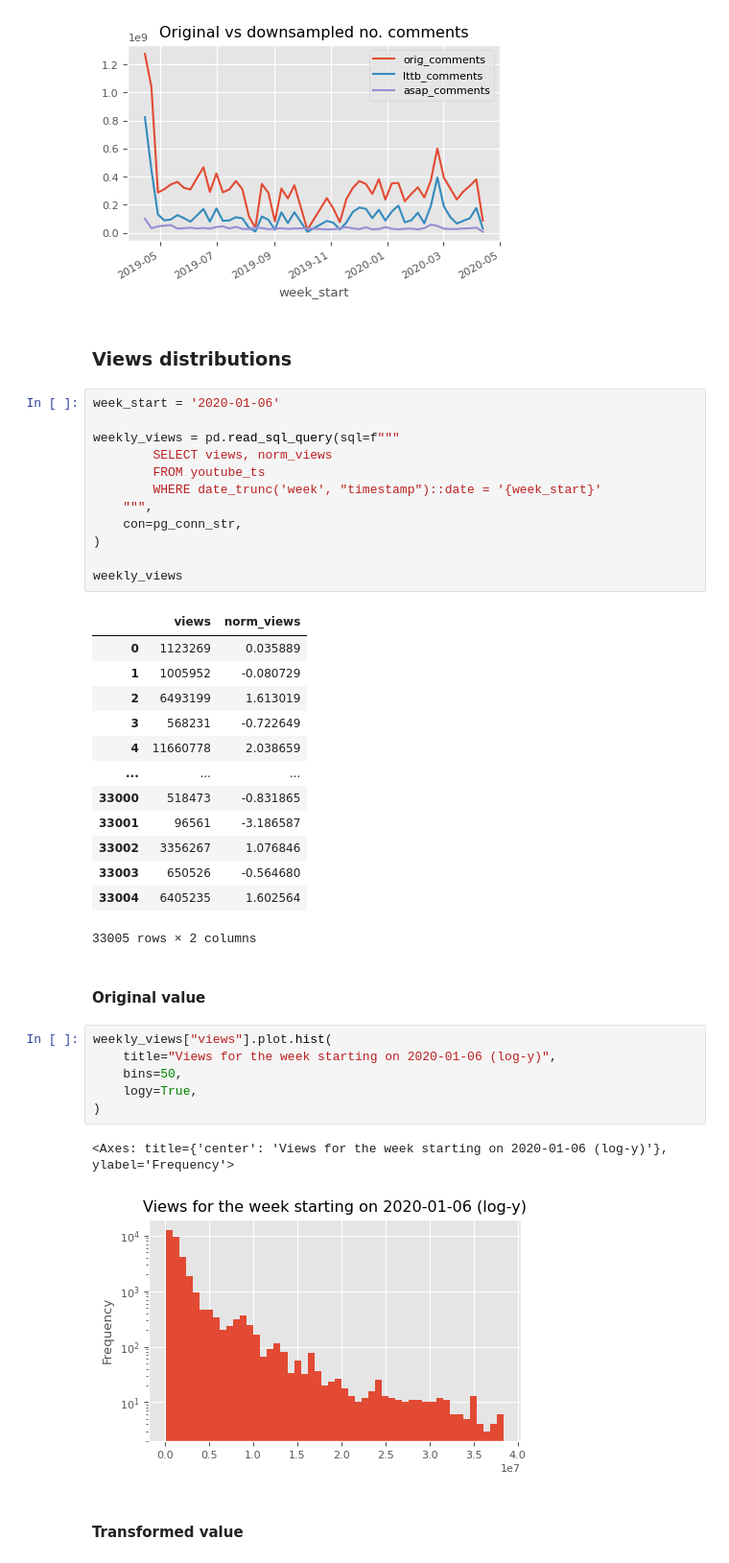
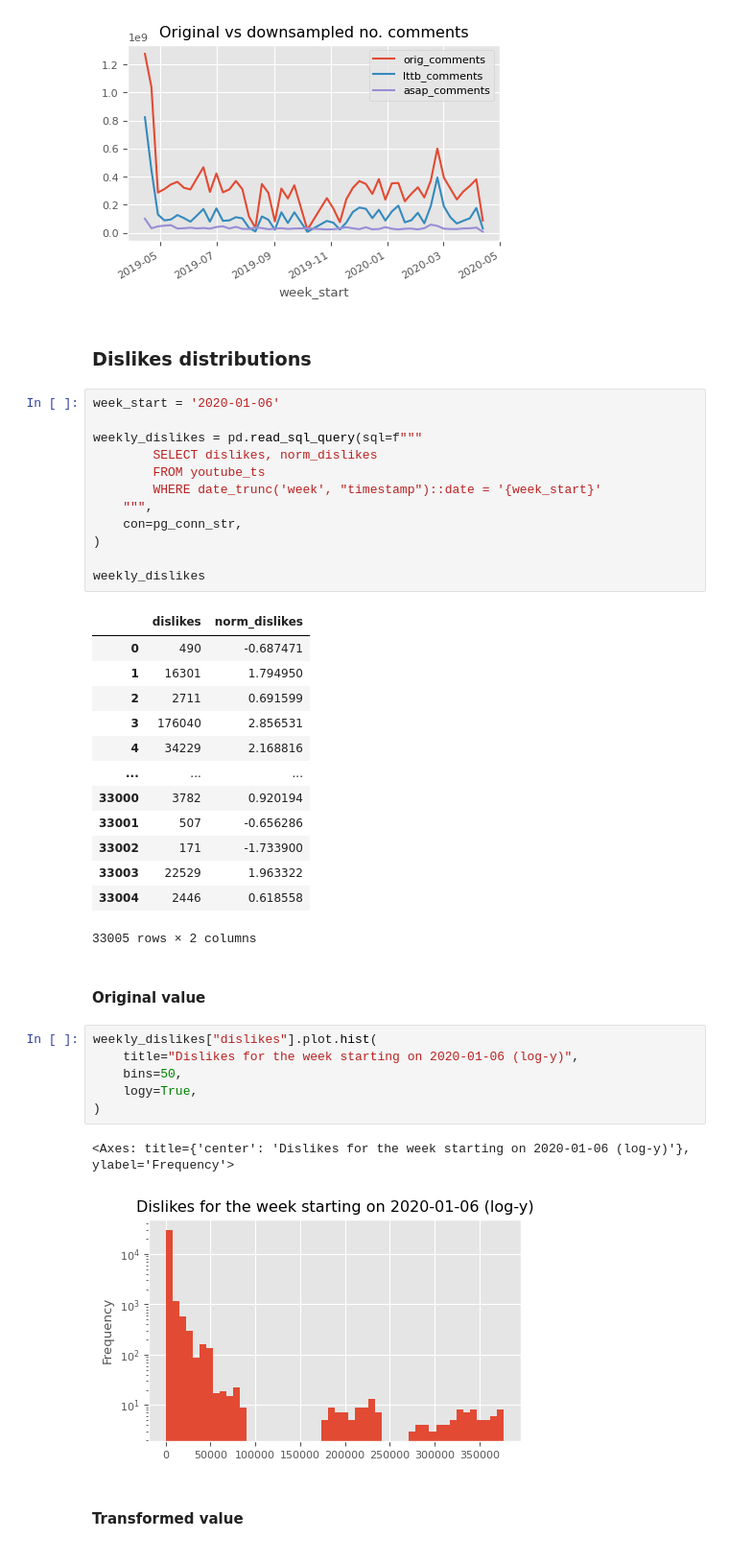
Before and after one commit to DataLabTechTV/postgresql-maximalism, a Jupyter notebook: notebooks/visualization.ipynb, the cells around one changed output. Shown at 96% size. Saved outputs shown, nothing was run; the diff lists cells and outputs as text.

Commit message:
feat: switch from views to dislikes for anomaly detection

```diff
--- a/notebooks/visualization.ipynb
+++ b/notebooks/visualization.ipynb
@@ -128,44 +128,44 @@ weekly_smoothed_comments.plot(
 <Axes: title={'center': 'Original vs downsampled no. comments'}, xlabel='week_start'>
 [figure]
 # %% [markdown]
-### Views distributions
+### Dislikes distributions
 # %%
 week_start = '2020-01-06'
 
-weekly_views = pd.read_sql_query(sql=f"""
-        SELECT views, norm_views
+weekly_dislikes = pd.read_sql_query(sql=f"""
+        SELECT dislikes, norm_dislikes
         FROM youtube_ts
         WHERE date_trunc('week', "timestamp")::date = '{week_start}'
     """,
     con=pg_conn_str,
 )
 
-weekly_views
+weekly_dislikes
 # %% [output]
-|  | views | norm_views |
-| 0 | 1123269 | 0.035889 |
-| 1 | 1005952 | -0.080729 |
-| 2 | 6493199 | 1.613019 |
-| 3 | 568231 | -0.722649 |
-| 4 | 11660778 | 2.038659 |
+|  | dislikes | norm_dislikes |
+| 0 | 490 | -0.687471 |
+| 1 | 16301 | 1.794950 |
+| 2 | 2711 | 0.691599 |
+| 3 | 176040 | 2.856531 |
+| 4 | 34229 | 2.168816 |
 | ... | ... | ... |
-| 33000 | 518473 | -0.831865 |
-| 33001 | 96561 | -3.186587 |
-| 33002 | 3356267 | 1.076846 |
-| 33003 | 650526 | -0.564680 |
-| 33004 | 6405235 | 1.602564 |
+| 33000 | 3782 | 0.920194 |
+| 33001 | 507 | -0.656286 |
+| 33002 | 171 | -1.733900 |
+| 33003 | 22529 | 1.963322 |
+| 33004 | 2446 | 0.618558 |
 33005 rows × 2 columns
 # %% [markdown]
 #### Original value
 # %%
-weekly_views["views"].plot.hist(
-    title="Views for the week starting on 2020-01-06 (log-y)",
+weekly_dislikes["dislikes"].plot.hist(
+    title="Dislikes for the week starting on 2020-01-06 (log-y)",
     bins=50,
     logy=True,
 )
 # %% [output]
-<Axes: title={'center': 'Views for the week starting on 2020-01-06 (log-y)'}, ylabel='Frequency'>
+<Axes: title={'center': 'Dislikes for the week starting on 2020-01-06 (log-y)'}, ylabel='Frequency'>
-[figure, old version]
+[figure, new version]
 # %% [markdown]
 #### Transformed value
 # %%
```
Also changed, not shown: parts of 1 cell of this notebook, 2 other files.
